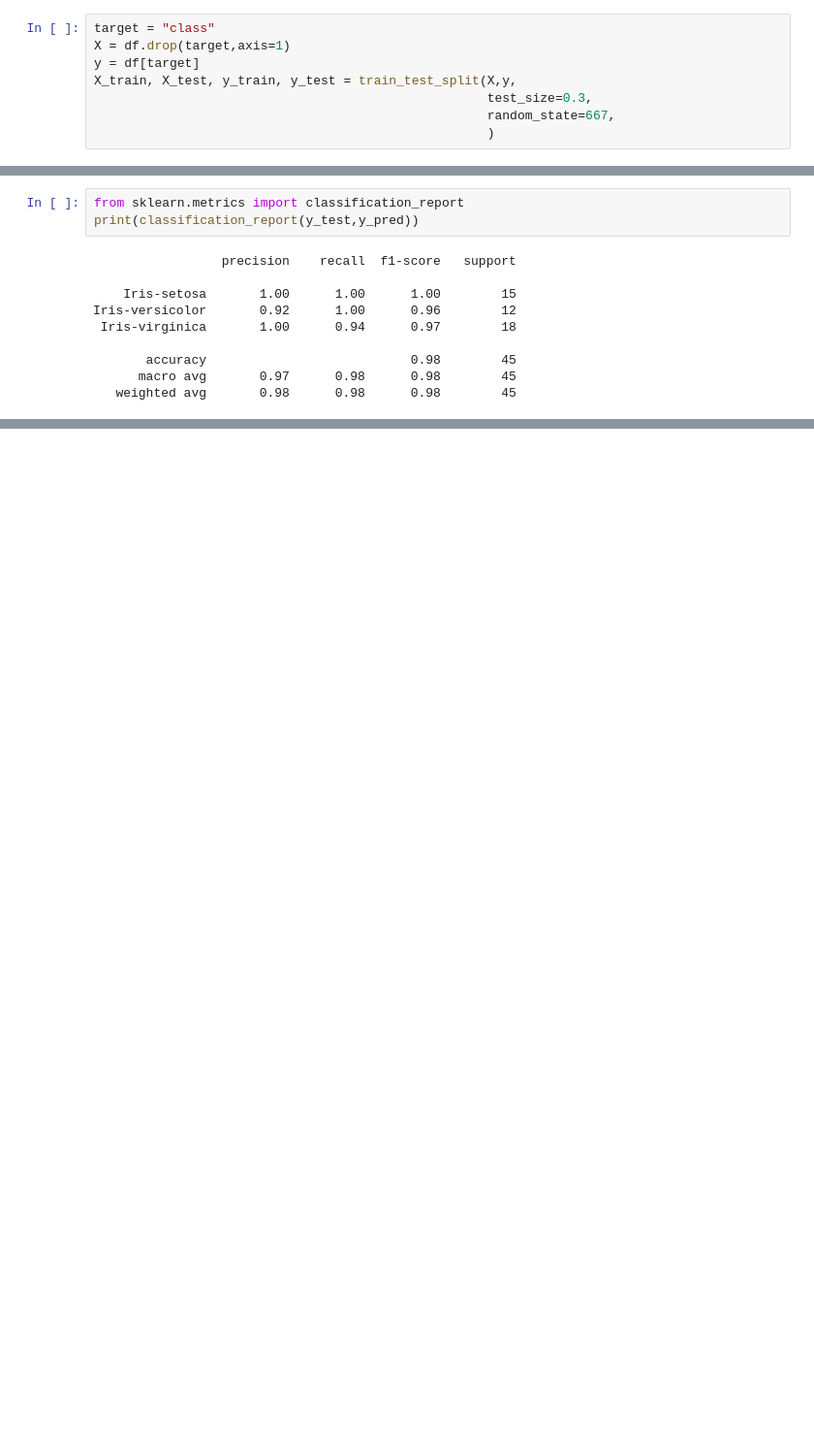
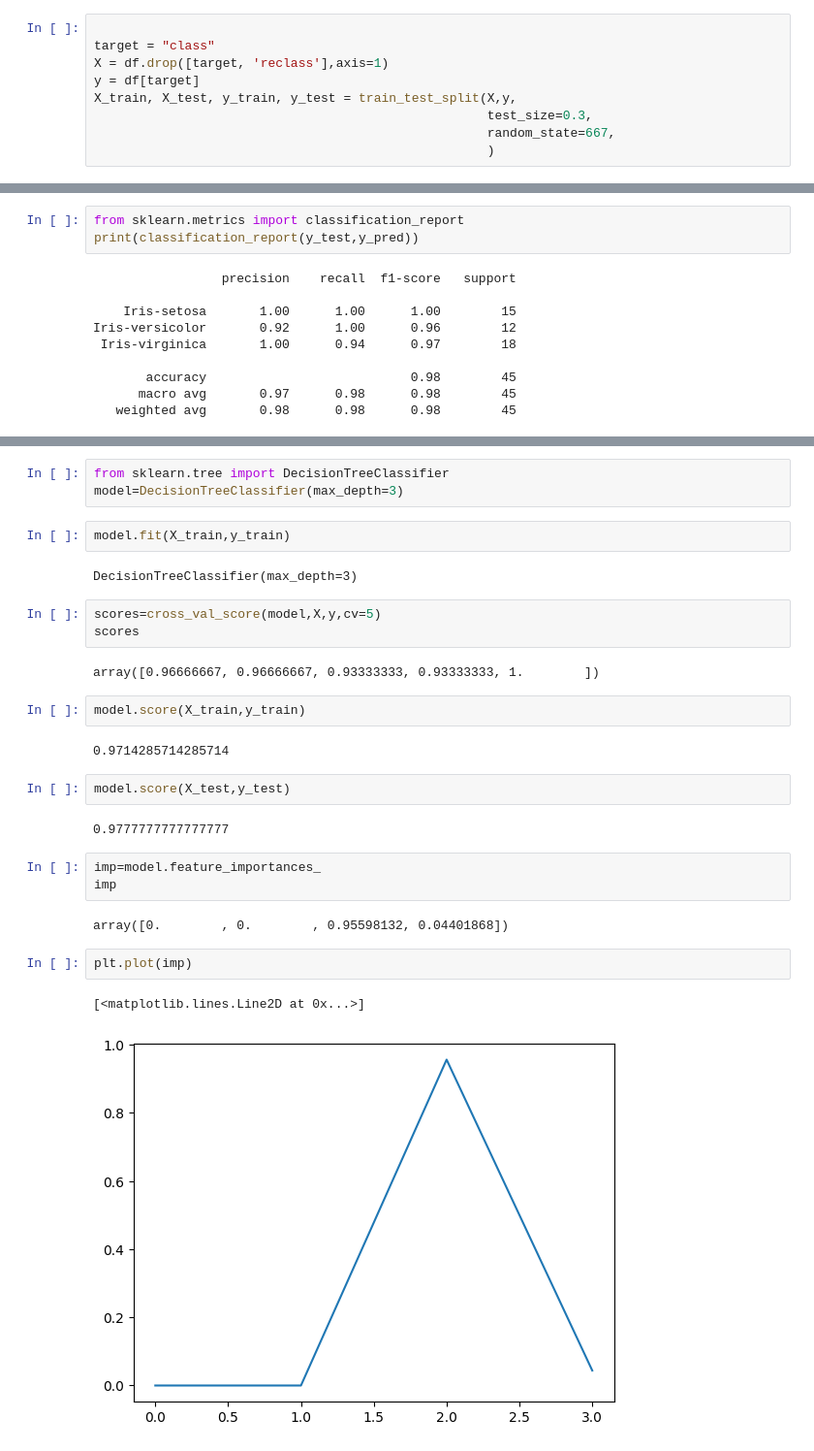
Before and after one commit to Peroni04/FISTIC2024, a Jupyter notebook: Less07/iris.ipynb, the cells around one changed output, grey strips where cells are left out. Shown: that part at 97% size. Cells and saved outputs as stored; diff of their text form; blank space fills up the shorter version.

```diff
--- a/Less07/iris.ipynb
+++ b/Less07/iris.ipynb
@@ -38,6 +40,7 @@ sns.pairplot(df,hue="class")
 # %%
+
 target = "class"
-X = df.drop(target,axis=1)
+X = df.drop([target, 'reclass'],axis=1)
 y = df[target]
 X_train, X_test, y_train, y_test = train_test_split(X,y,
                                                     test_size=0.3,
@@ -103,0 +143,30 @@ Iris-versicolor       0.92      1.00      0.96        12
+# %%
+from sklearn.tree import DecisionTreeClassifier
+model=DecisionTreeClassifier(max_depth=3)
+# %%
+model.fit(X_train,y_train)
+# %% [output]
+DecisionTreeClassifier(max_depth=3)
+# %%
+scores=cross_val_score(model,X,y,cv=5)
+scores
+# %% [output]
+array([0.96666667, 0.96666667, 0.93333333, 0.93333333, 1.        ])
+# %%
+model.score(X_train,y_train)
+# %% [output]
+0.9714285714285714
+# %%
+model.score(X_test,y_test)
+# %% [output]
+0.9777777777777777
+# %%
+imp=model.feature_importances_
+imp
+# %% [output]
+array([0.        , 0.        , 0.95598132, 0.04401868])
+# %%
+plt.plot(imp)
+# %% [output]
+[<matplotlib.lines.Line2D at 0x...>]
+[figure, added]
```
Also changed, not shown: parts of 18 cells of this notebook, 6 other files.
